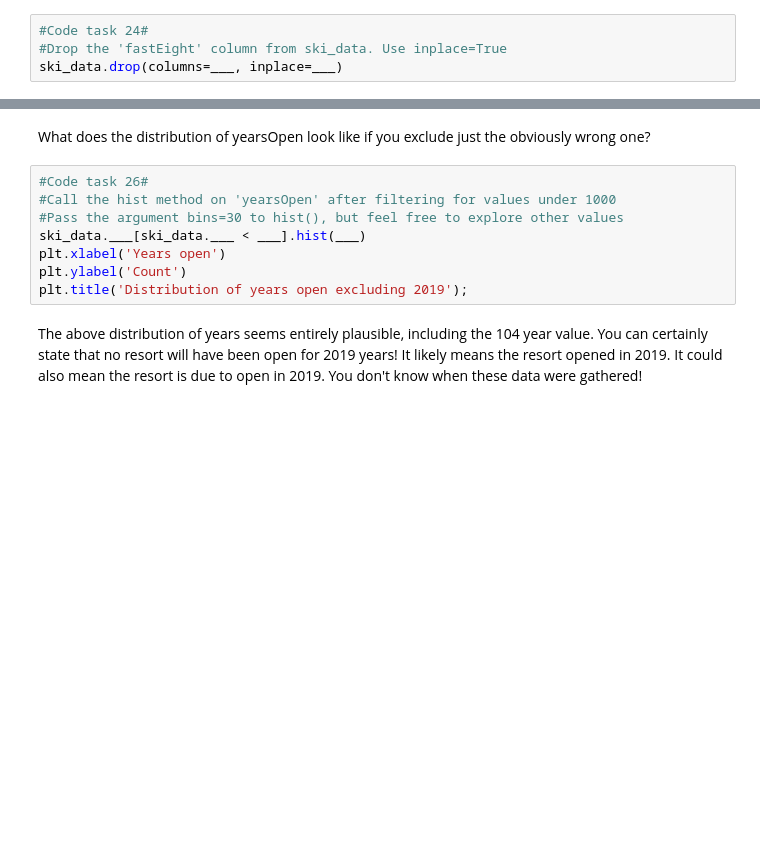
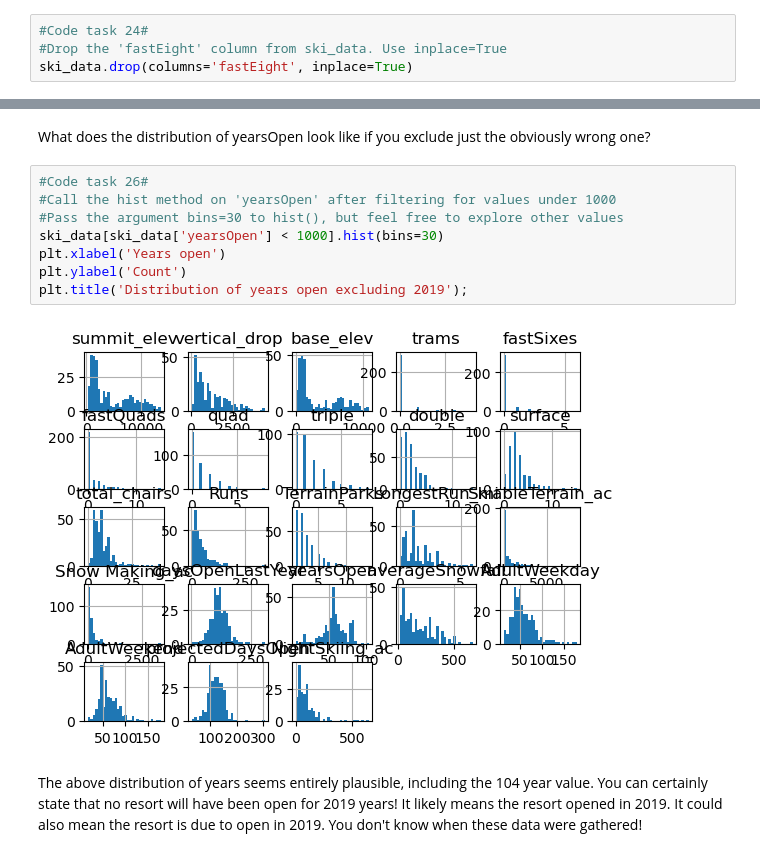
Before and after one commit to jmaloney95/Big-Mountain-Resort-Data-Science-Capstone, a Jupyter notebook: Notebooks/02_data_wrangling.ipynb, the cells around one changed output, grey strips where cells are left out. Drawn from its saved outputs; the diff is of its cells as text; blank space fills up the shorter version.

```diff
--- a/Notebooks/02_data_wrangling.ipynb
+++ b/Notebooks/02_data_wrangling.ipynb
@@ -621,7 +626,7 @@ Drop the fastEight column in its entirety; half the values are missing and all b
 # %%
 #Code task 24#
 #Drop the 'fastEight' column from ski_data. Use inplace=True
-ski_data.drop(columns=___, inplace=___)
+ski_data.drop(columns='fastEight', inplace=True)
 # %% [markdown]
 What about yearsOpen? How many resorts have purportedly been open for more than 100 years?
 # %%
@@ -635,11 +645,13 @@ What does the distribution of yearsOpen look like if you exclude just the obviou
 # %%
 #Code task 26#
 #Call the hist method on 'yearsOpen' after filtering for values under 1000
 #Pass the argument bins=30 to hist(), but feel free to explore other values
-ski_data.___[ski_data.___ < ___].hist(___)
+ski_data[ski_data['yearsOpen'] < 1000].hist(bins=30)
 plt.xlabel('Years open')
 plt.ylabel('Count')
 plt.title('Distribution of years open excluding 2019');
+# %% [output]
+[figure, added]
 # %% [markdown]
 The above distribution of years seems entirely plausible, including the 104 year value. You can certainly state that no resort will have been open for 2019 years! It likely means the resort opened in 2019. It could also mean the resort is due to open in 2019. You don't know when these data were gathered!
 # %% [markdown]
```
Also changed, not shown: parts of 24 cells of this notebook.
